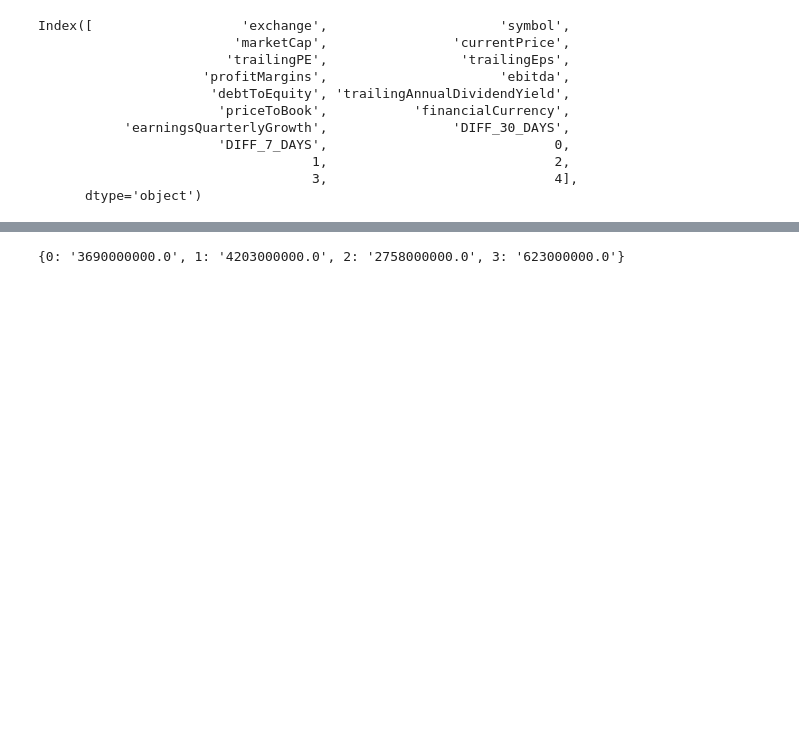
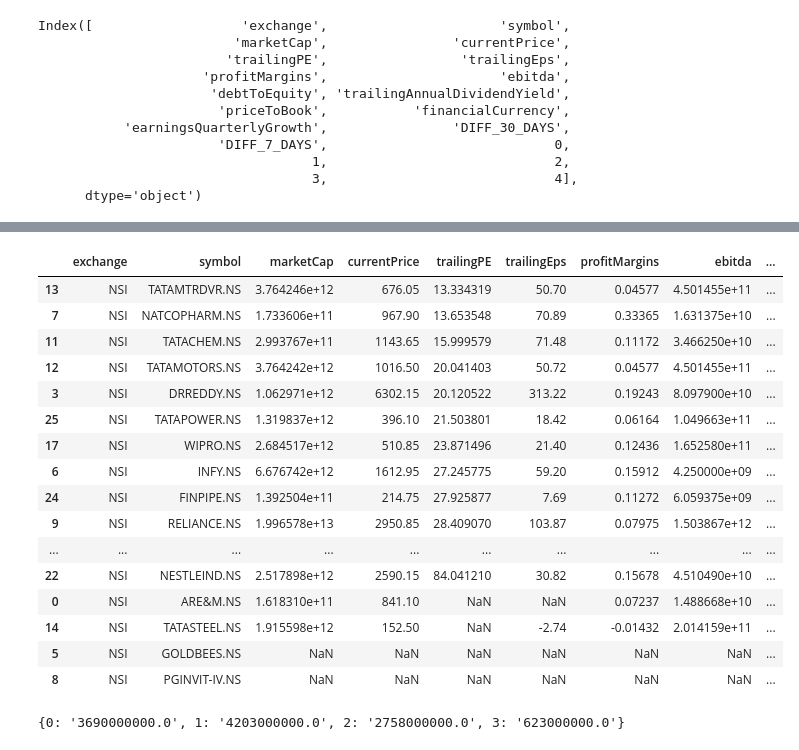
Before and after one commit to illliyas/Machine-Learning, a Jupyter notebook: nselib.ipynb, the cells around one changed output, grey strips where cells are left out. Saved outputs shown, nothing was run; the diff lists cells and outputs as text; code cells hidden in the pictures; blank space fills up the shorter version.

```diff
--- a/nselib.ipynb
+++ b/nselib.ipynb
@@ -107,3 +113,23 @@ df[df['trailingPE']<=28].sort_values(by='DIFF_7_DAYS')
+# %%
+df.sort_values(by='DIFF_7_DAYS').sort_values(by='trailingPE')
+# %% [output]
+|  | exchange | symbol | marketCap | currentPrice | trailingPE | trailingEps | profitMargins | ebitda | ... |
+| 13 | NSI | TATAMTRDVR.NS | 3.764246e+12 | 676.05 | 13.334319 | 50.70 | 0.04577 | 4.501455e+11 | ... |
+| 7 | NSI | NATCOPHARM.NS | 1.733606e+11 | 967.90 | 13.653548 | 70.89 | 0.33365 | 1.631375e+10 | ... |
+| 11 | NSI | TATACHEM.NS | 2.993767e+11 | 1143.65 | 15.999579 | 71.48 | 0.11172 | 3.466250e+10 | ... |
+| 12 | NSI | TATAMOTORS.NS | 3.764242e+12 | 1016.50 | 20.041403 | 50.72 | 0.04577 | 4.501455e+11 | ... |
+| 3 | NSI | DRREDDY.NS | 1.062971e+12 | 6302.15 | 20.120522 | 313.22 | 0.19243 | 8.097900e+10 | ... |
+| 25 | NSI | TATAPOWER.NS | 1.319837e+12 | 396.10 | 21.503801 | 18.42 | 0.06164 | 1.049663e+11 | ... |
+| 17 | NSI | WIPRO.NS | 2.684517e+12 | 510.85 | 23.871496 | 21.40 | 0.12436 | 1.652580e+11 | ... |
+| 6 | NSI | INFY.NS | 6.676742e+12 | 1612.95 | 27.245775 | 59.20 | 0.15912 | 4.250000e+09 | ... |
+| 24 | NSI | FINPIPE.NS | 1.392504e+11 | 214.75 | 27.925877 | 7.69 | 0.11272 | 6.059375e+09 | ... |
+| 9 | NSI | RELIANCE.NS | 1.996578e+13 | 2950.85 | 28.409070 | 103.87 | 0.07975 | 1.503867e+12 | ... |
+| ... | ... | ... | ... | ... | ... | ... | ... | ... | ... |
+| 22 | NSI | NESTLEIND.NS | 2.517898e+12 | 2590.15 | 84.041210 | 30.82 | 0.15678 | 4.510490e+10 | ... |
+| 0 | NSI | ARE&M.NS | 1.618310e+11 | 841.10 | NaN | NaN | 0.07237 | 1.488668e+10 | ... |
+| 14 | NSI | TATASTEEL.NS | 1.915598e+12 | 152.50 | NaN | -2.74 | -0.01432 | 2.014159e+11 | ... |
+| 5 | NSI | GOLDBEES.NS | NaN | NaN | NaN | NaN | NaN | NaN | ... |
+| 8 | NSI | PGINVIT-IV.NS | NaN | NaN | NaN | NaN | NaN | NaN | ... |
 # %%
 finanace = _.melt(id_vars=["index"],
         var_name="Month",
```
Also changed, not shown: parts of 3 cells of this notebook.
